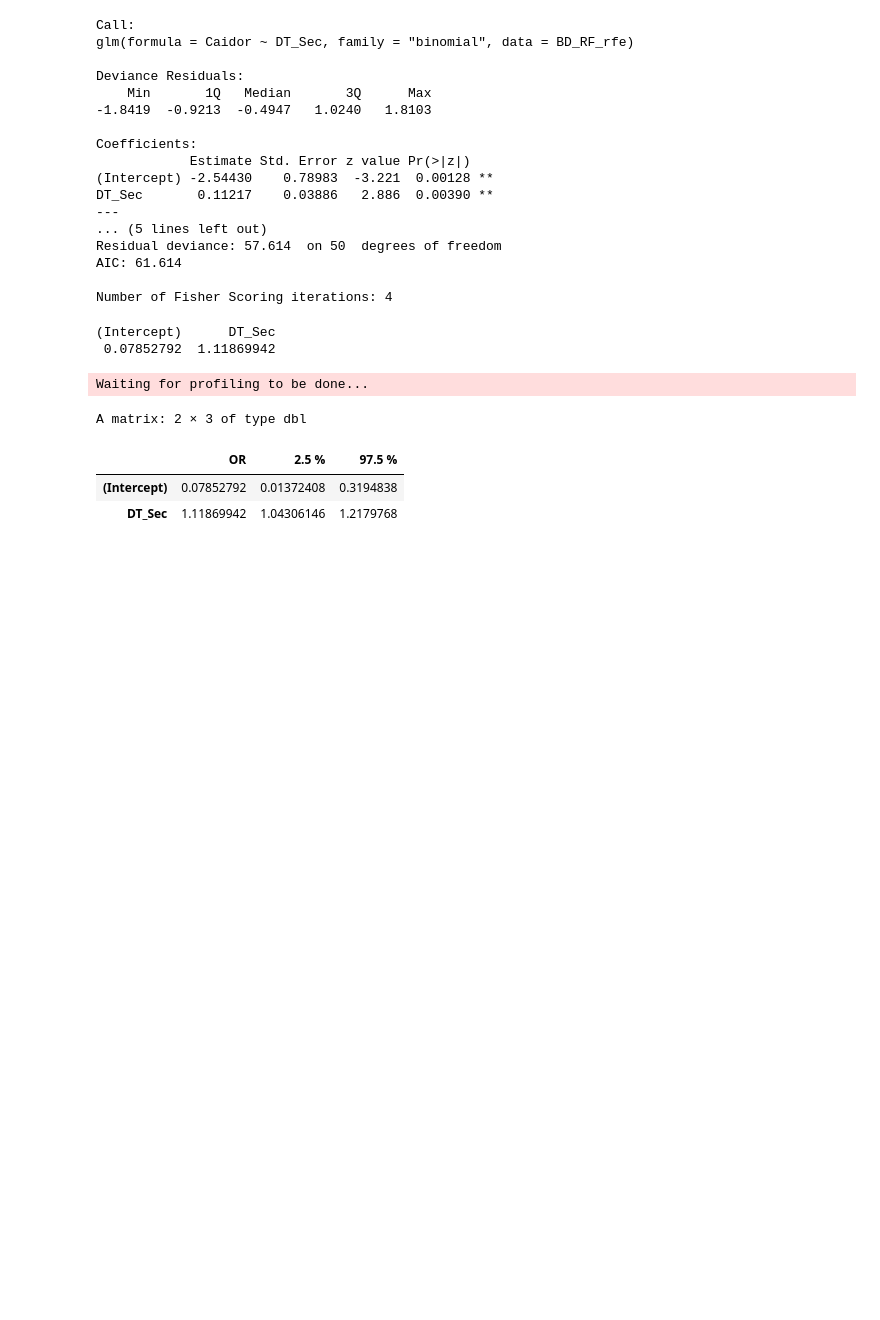
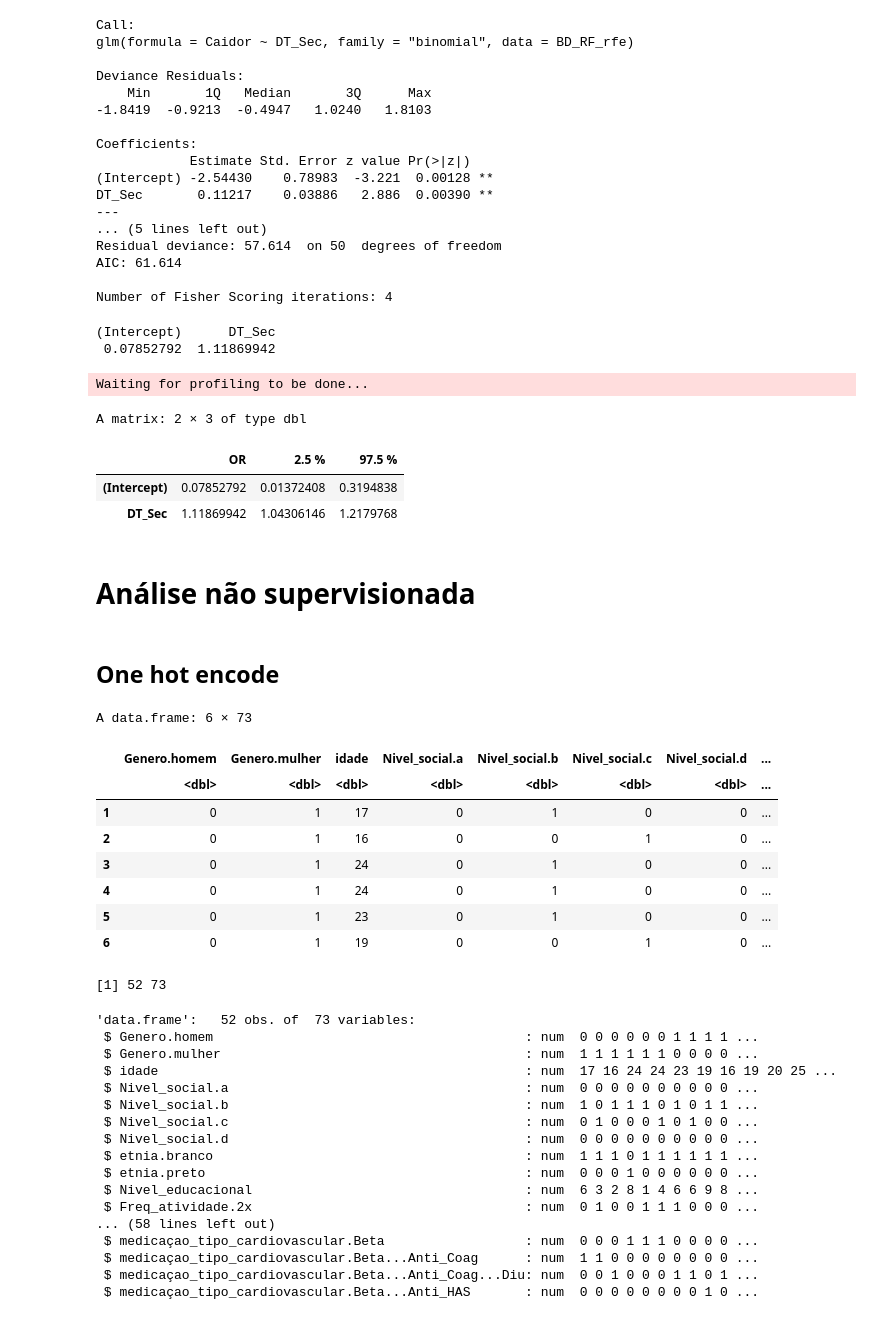
Before and after one commit to RenanBaltar/Analises_Heitor, a Jupyter notebook: Analise_Heitor_tese.ipynb, the cells around one changed output. Cells and saved outputs as stored; diff of their text form; code cells hidden in the pictures; blank space fills up the shorter version.

```diff
--- a/Analise_Heitor_tese.ipynb
+++ b/Analise_Heitor_tese.ipynb
@@ -1386,3 +1373,44 @@ A matrix: 2 × 3 of type dbl
 |  | OR | 2.5 % | 97.5 % |
 | (Intercept) | 0.07852792 | 0.01372408 | 0.3194838 |
 | DT_Sec | 1.11869942 | 1.04306146 | 1.2179768 |
+# %% [markdown]
+# Análise não supervisionada
+# %% [markdown]
+## One hot encode
+# %%
+#One hot enconding
+#require(caret)
+BD2<- BD[,-1]
+dummy <- dummyVars(" ~ .", data = BD2) #Mais rápido do que one_hot() do pacote mltools
+BD_transformado <- data.frame(predict(dummy, newdata = BD2))
+head(BD_transformado)
+dim(BD_transformado) #Aumentou de 40 para 73 variáveis preditoras
+str(BD_transformado)
+# %% [output]
+A data.frame: 6 × 73
+|  | Genero.homem | Genero.mulher | idade | Nivel_social.a | Nivel_social.b | Nivel_social.c | Nivel_social.d | ... |
+|  | <dbl> | <dbl> | <dbl> | <dbl> | <dbl> | <dbl> | <dbl> | ... |
+| 1 | 0 | 1 | 17 | 0 | 1 | 0 | 0 | ... |
+| 2 | 0 | 1 | 16 | 0 | 0 | 1 | 0 | ... |
+| 3 | 0 | 1 | 24 | 0 | 1 | 0 | 0 | ... |
+| 4 | 0 | 1 | 24 | 0 | 1 | 0 | 0 | ... |
+| 5 | 0 | 1 | 23 | 0 | 1 | 0 | 0 | ... |
+| 6 | 0 | 1 | 19 | 0 | 0 | 1 | 0 | ... |
+[1] 52 73
+'data.frame':   52 obs. of  73 variables:
+ $ Genero.homem                                        : num  0 0 0 0 0 0 1 1 1 1 ...
+ $ Genero.mulher                                       : num  1 1 1 1 1 1 0 0 0 0 ...
+ $ idade                                               : num  17 16 24 24 23 19 16 19 20 25 ...
+ $ Nivel_social.a                                      : num  0 0 0 0 0 0 0 0 0 0 ...
+ $ Nivel_social.b                                      : num  1 0 1 1 1 0 1 0 1 1 ...
+ $ Nivel_social.c                                      : num  0 1 0 0 0 1 0 1 0 0 ...
+ $ Nivel_social.d                                      : num  0 0 0 0 0 0 0 0 0 0 ...
+ $ etnia.branco                                        : num  1 1 1 0 1 1 1 1 1 1 ...
+ $ etnia.preto                                         : num  0 0 0 1 0 0 0 0 0 0 ...
+ $ Nivel_educacional                                   : num  6 3 2 8 1 4 6 6 9 8 ...
+ $ Freq_atividade.2x                                   : num  0 1 0 0 1 1 1 0 0 0 ...
+... (58 lines left out)
+ $ medicaçao_tipo_cardiovascular.Beta                  : num  0 0 0 1 1 1 0 0 0 0 ...
+ $ medicaçao_tipo_cardiovascular.Beta...Anti_Coag      : num  1 1 0 0 0 0 0 0 0 0 ...
+ $ medicaçao_tipo_cardiovascular.Beta...Anti_Coag...Diu: num  0 0 1 0 0 0 1 1 0 1 ...
+ $ medicaçao_tipo_cardiovascular.Beta...Anti_HAS       : num  0 0 0 0 0 0 0 0 1 0 ...
```
Also changed, not shown: parts of 9 cells of this notebook.
